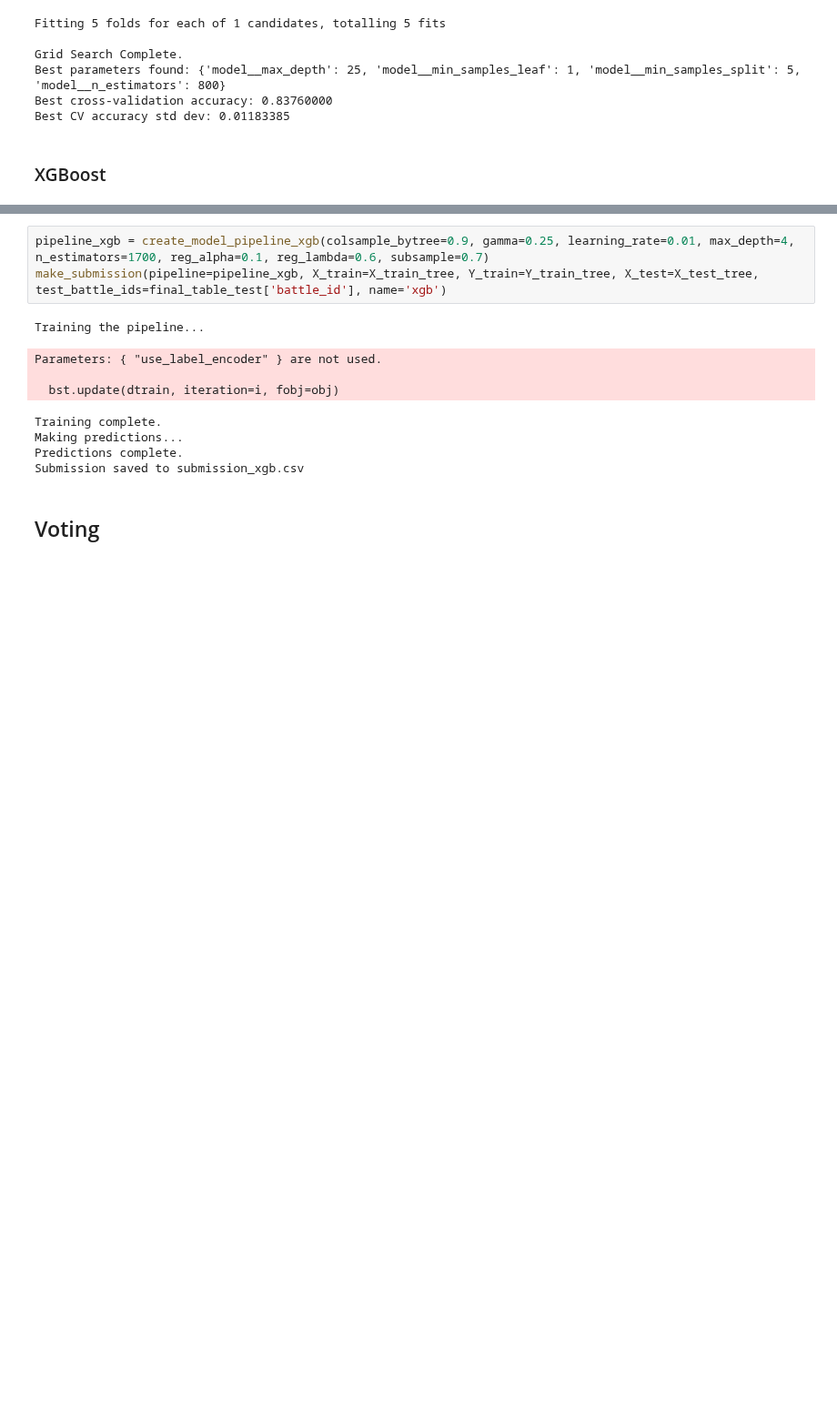
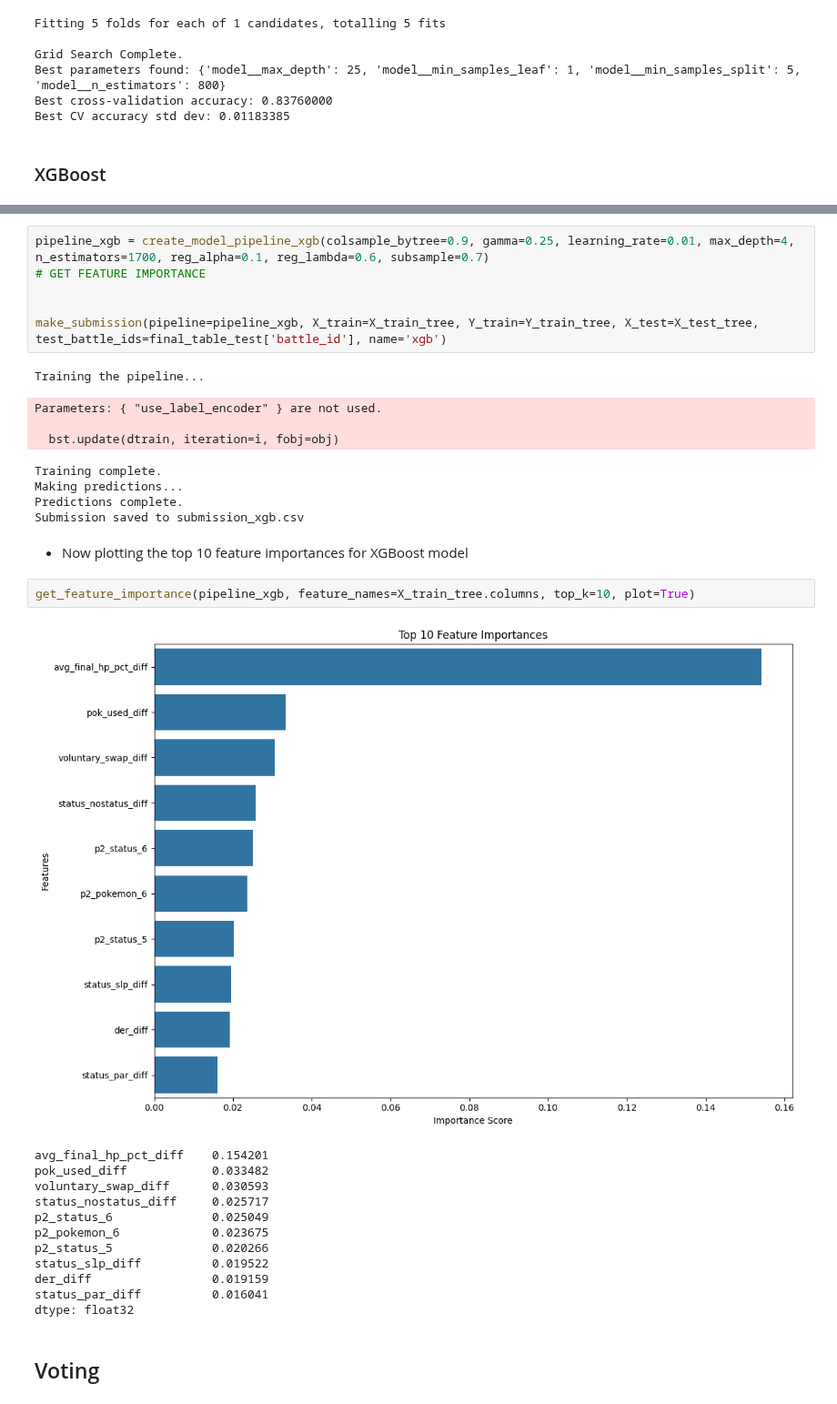
Before and after one commit to LeonardoSani/FDS_challenge, a Jupyter notebook: Notebook.ipynb, the cells around one changed output, grey strips where cells are left out. Shown at 91% size. Cells and saved outputs as stored; diff of their text form; blank space fills up the shorter version.

Commit message:
-Feature importance added. - plots and tables of the top 10 features had been added on the notebook

```diff
--- a/Notebook.ipynb
+++ b/Notebook.ipynb
@@ -738,5 +738,8 @@ Best CV accuracy std dev: 0.01343726
 # %%
 pipeline_xgb = create_model_pipeline_xgb(colsample_bytree=0.9, gamma=0.25, learning_rate=0.01, max_depth=4, n_estimators=1700, reg_alpha=0.1, reg_lambda=0.6, subsample=0.7)
+# GET FEATURE IMPORTANCE
+
+
 make_submission(pipeline=pipeline_xgb, X_train=X_train_tree, Y_train=Y_train_tree, X_test=X_test_tree, test_battle_ids=final_table_test['battle_id'], name='xgb')
 # %% [output]
 Training the pipeline...
@@ -747,6 +750,23 @@ Training complete.
 Making predictions...
 Predictions complete.
 Submission saved to submission_xgb.csv
+# %% [markdown]
+- Now plotting the top 10 feature importances for XGBoost model
+# %%
+get_feature_importance(pipeline_xgb, feature_names=X_train_tree.columns, top_k=10, plot=True)
+# %% [output]
+[figure, added]
+avg_final_hp_pct_diff    0.154201
+pok_used_diff            0.033482
+voluntary_swap_diff      0.030593
+status_nostatus_diff     0.025717
+p2_status_6              0.025049
+p2_pokemon_6             0.023675
+p2_status_5              0.020266
+status_slp_diff          0.019522
+der_diff                 0.019159
+status_par_diff          0.016041
+dtype: float32
 # %% [markdown]
 ## Voting
 # %%
```
Also changed, not shown: parts of 2 cells of this notebook, 2 other files.
